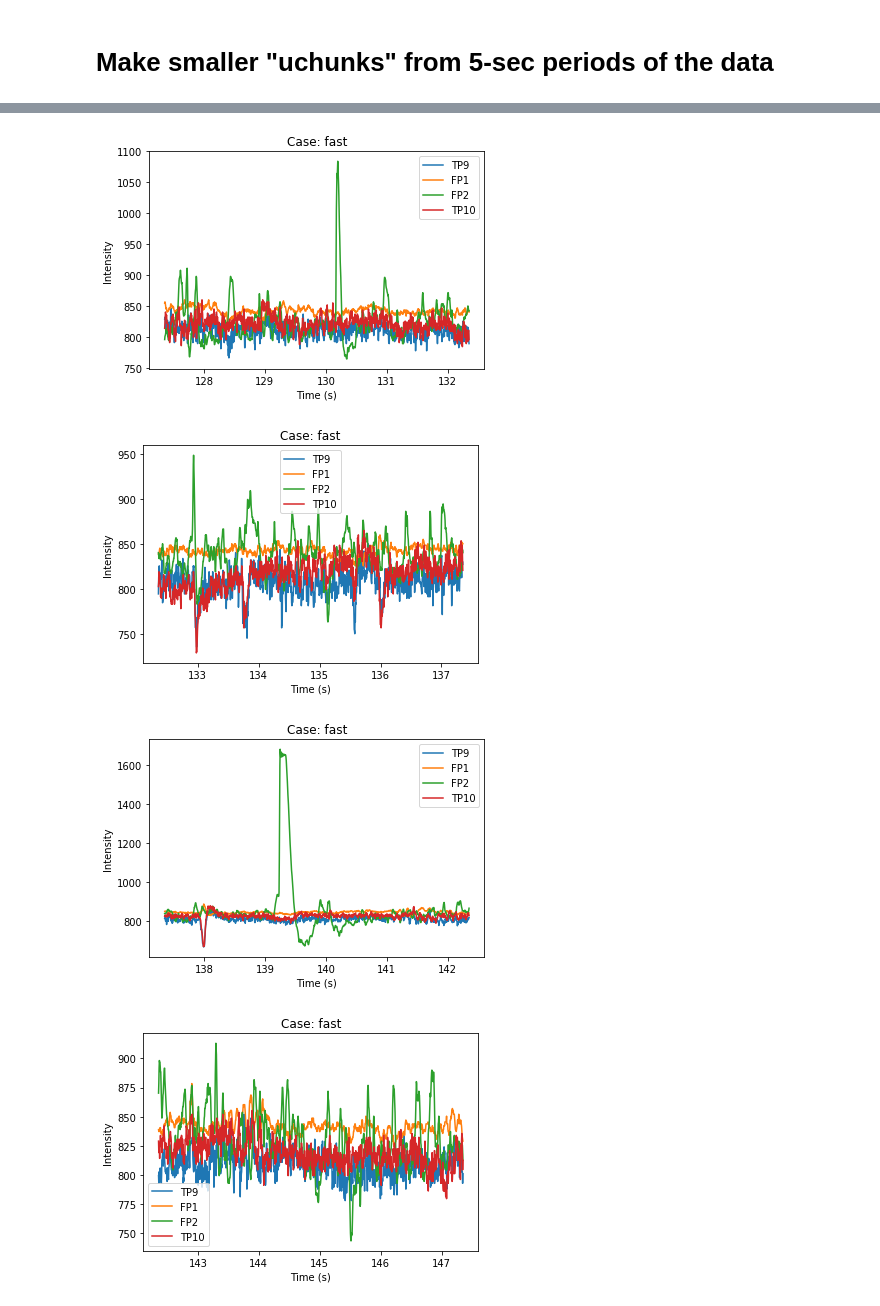
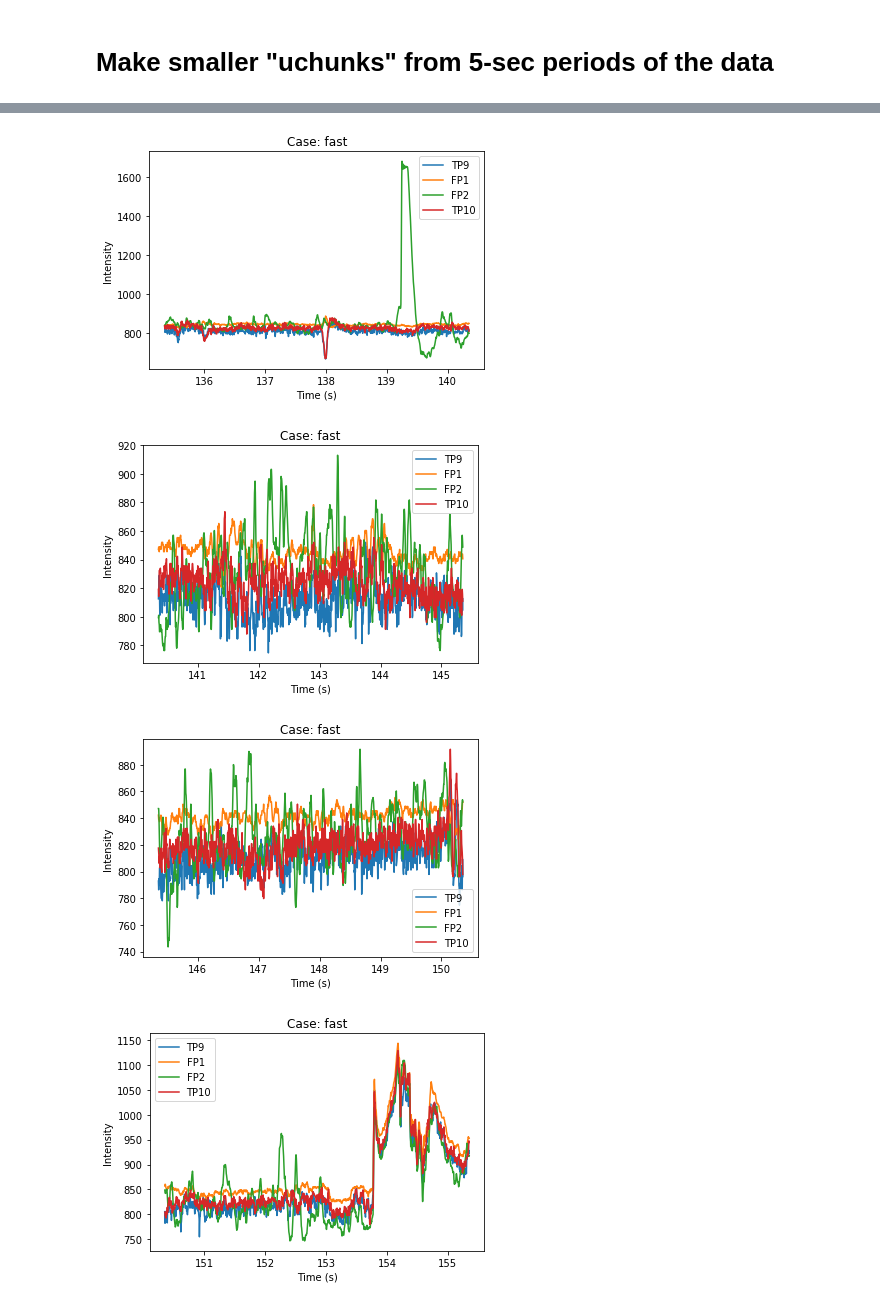
Before and after one commit to HALtheWise/neurotech-bmi, a Jupyter notebook: preprocessing.ipynb, the cells around one changed output, grey strips where cells are left out. Drawn from its saved outputs; the diff is of its cells as text; code cells hidden in the pictures.

```diff
--- a/preprocessing.ipynb
+++ b/preprocessing.ipynb
@@ -169,7 +169,7 @@ uchunk_len = 5.0
 
 uchunks = pd.DataFrame(columns=chunks.columns)
 for chunk in chunks.itertuples():
-    start = chunk.start_time
+    start = chunk.start_time + 8
     while True:
         end = start + uchunk_len
         if end > chunk.end_time:
@@ -197,5 +197,5 @@ uchunks.head()
 # %%
-for i, chunk in zip(range(10), uchunks.itertuples()):
+for i, chunk in zip(range(20), uchunks.itertuples()):
     plotChunk(chunk)
     plt.show()
 # %% [output]
@@ -206,4 +206,4 @@ for i, chunk in zip(range(10), uchunks.itertuples()):
-[figure, old version]
+[figure, new version]
-[figure, old version]
+[figure, new version]
-[figure, old version]
+[figure, new version]
-[figure, old version]
+[figure, new version]
```
Also changed, not shown: parts of 2 cells of this notebook, 1 other file.
